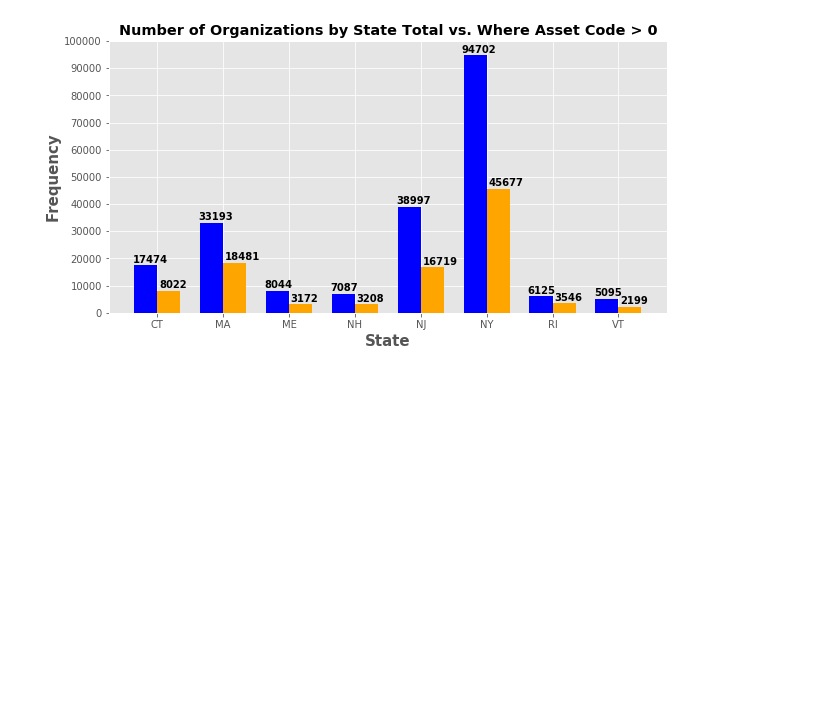
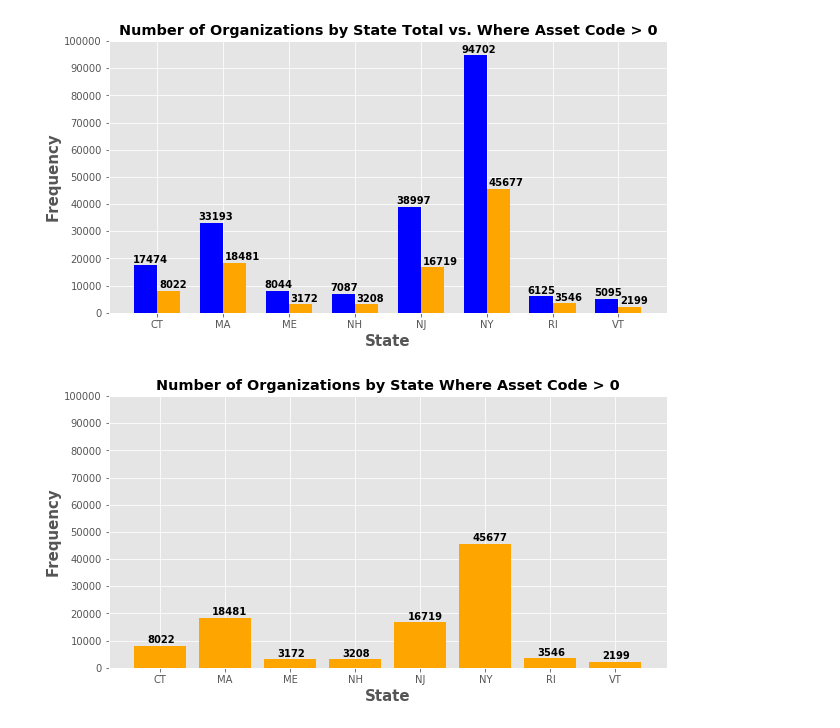
Before and after one commit to jackvessa/Capstone1_Givz_EDA, a Jupyter notebook: IRS_EDA_Region1.ipynb, the cells around one changed output. Drawn from its saved outputs; the diff is of its cells as text; code cells hidden in the pictures; blank space fills up the shorter version.

```diff
--- a/IRS_EDA_Region1.ipynb
+++ b/IRS_EDA_Region1.ipynb
@@ -11,3 +9,17 @@ def sort_db_value(db,value,asc=False):
+# %%
+#Methods
+def sort_db_value(db,value,asc=False):
+    return db.sort_values(by = value, ascending = asc)
+
+def freq_array(freq_list):
+    freq = []
+    for i in freq_list:
+        freq.append(i)
+    return freq
+
+def set_labels(freq, ax,horz_shift=.2,vert_shift=1000):
+    for i, v in enumerate(freq):
+        ax.text(i-horz_shift,v+vert_shift, str(round(v,2)), weight = "bold")
 # %%
 irs_db = pd.read_csv('Data/eo1.csv')
 # %%
@@ -21,9 +33,7 @@ irs_db.head(5)
 | 4 | 765634 | MERCY CHAPEL INTERNATIONAL | NaN | 75 MORTON VILLAGE DR APT 408 | MATTAPAN | MA | 02126-2433 | 0 | 3 | 3 | ... |
 5 rows × 28 columns
 # %%
-mask = irs_db["DEDUCTIBILITY"] == 1
+irs_db = irs_db[irs_db["DEDUCTIBILITY"] == 1]
-# %%
-irs_db = irs_db[mask]
 # %%
 irs_db.sort_values(by = "GROUP", ascending = False).head()
 # %% [output]
@@ -199,3 +209,20 @@ ax.set_xticks(ind + width / 2)
 ax.set_xticklabels(states);
 # %% [output]
 [figure]
+# %%
+# State Count Bar Graph
+state_df_count = asset_df.groupby("STATE").size()
+states = list(state_df_count.index.values)
+
+freq = freq_array(state_df_count)
+
+fig,ax = plt.subplots(figsize = (10,5))
+ax.bar(states,freq, color = "orange");
+ax.set_yticks(np.arange(0,100001,10000)) ;
+ax.set_title("Number of Organizations by State Where Asset Code > 0", weight = "bold");
+ax.set_xlabel("State", fontsize=15, weight = "bold");
+ax.set_ylabel("Frequency", fontsize=15, weight = "bold");
+
+set_labels(state_df_count,ax)
+# %% [output]
+[figure, added]
```
Also changed, not shown: parts of 8 cells of this notebook, 1 other file.
